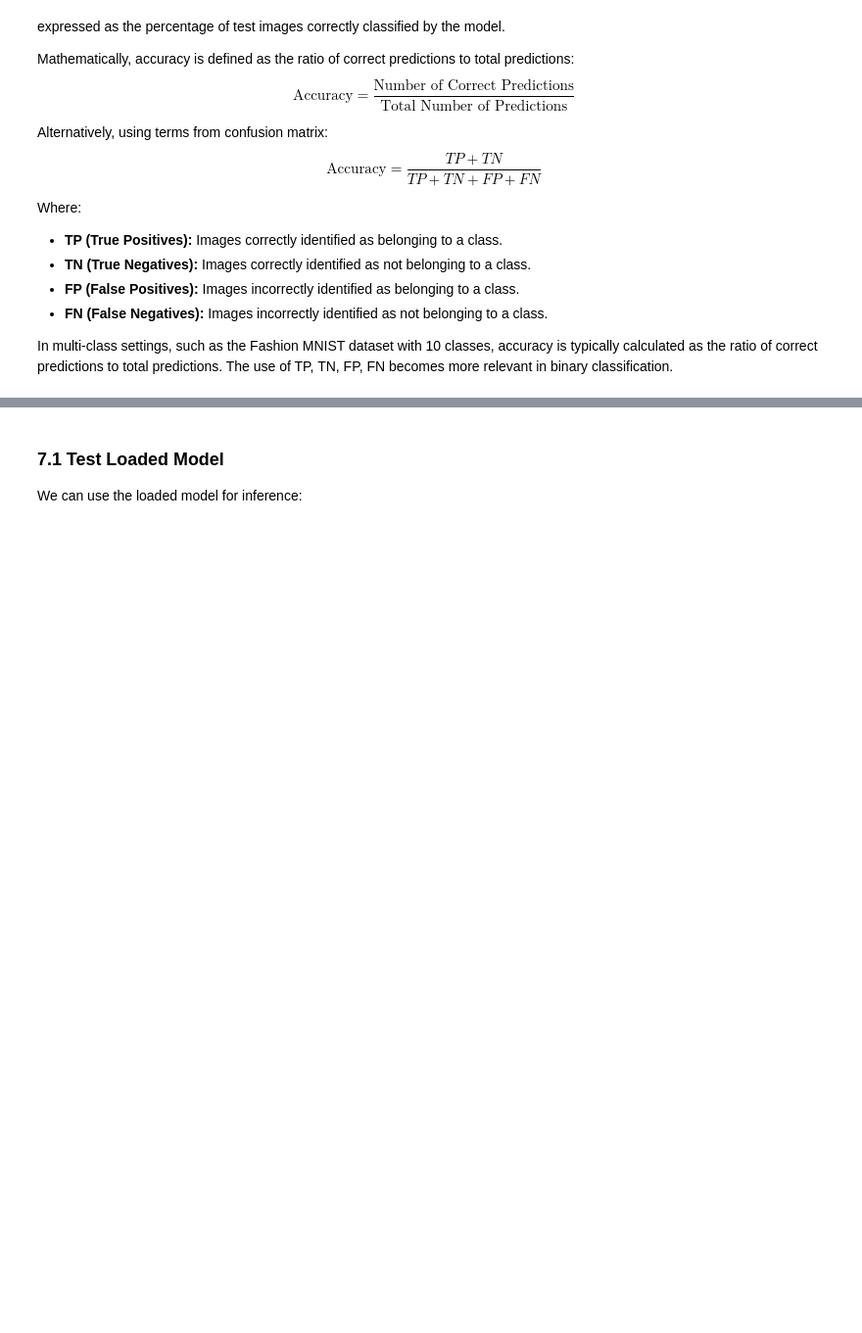
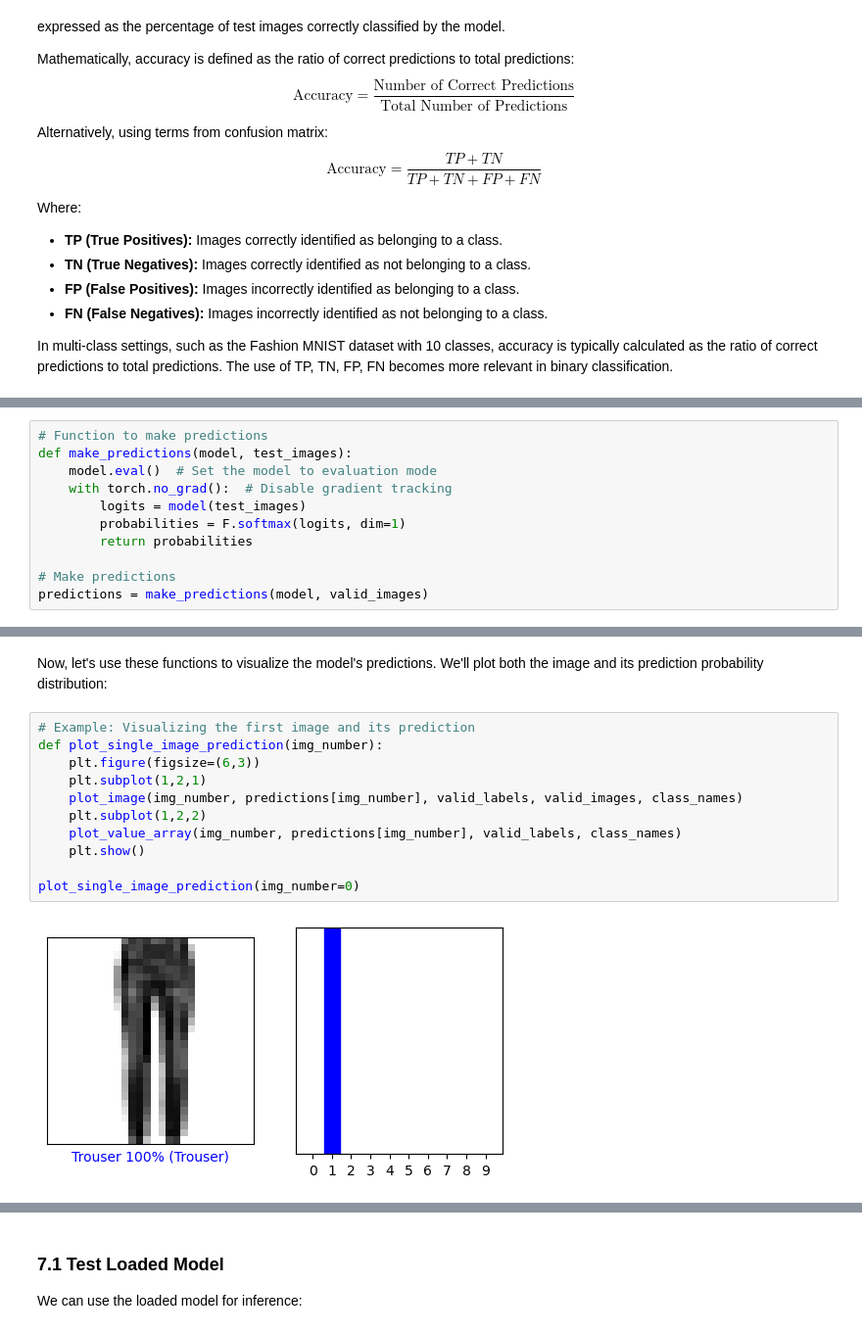
Before and after one commit to murilogustineli/computer-vision-demo, a Jupyter notebook: cv_demo.ipynb, the cells around one changed output, grey strips where cells are left out. Shown at 98% size. Saved outputs shown, nothing was run; the diff lists cells and outputs as text; blank space fills up the shorter version.

Commit message:
added visualization for predictions

```diff
--- a/cv_demo.ipynb
+++ b/cv_demo.ipynb
@@ -709,0 +758,11 @@ In multi-class settings, such as the Fashion MNIST dataset with 10 classes, accu
+# %%
+# Function to make predictions
+def make_predictions(model, test_images):
+    model.eval()  # Set the model to evaluation mode
+    with torch.no_grad():  # Disable gradient tracking
+        logits = model(test_images)
+        probabilities = F.softmax(logits, dim=1)
+        return probabilities
+
+# Make predictions
+predictions = make_predictions(model, valid_images)
@@ -709,0 +842,15 @@ In multi-class settings, such as the Fashion MNIST dataset with 10 classes, accu
+# %% [markdown]
+Now, let's use these functions to visualize the model's predictions. We'll plot both the image and its prediction probability distribution:
+# %%
+# Example: Visualizing the first image and its prediction
+def plot_single_image_prediction(img_number):
+    plt.figure(figsize=(6,3))
+    plt.subplot(1,2,1)
+    plot_image(img_number, predictions[img_number], valid_labels, valid_images, class_names)
+    plt.subplot(1,2,2)
+    plot_value_array(img_number, predictions[img_number], valid_labels, class_names)
+    plt.show()
+
+plot_single_image_prediction(img_number=0)
+# %% [output]
+[figure, added]
```
Also changed, not shown: parts of 25 cells of this notebook.
